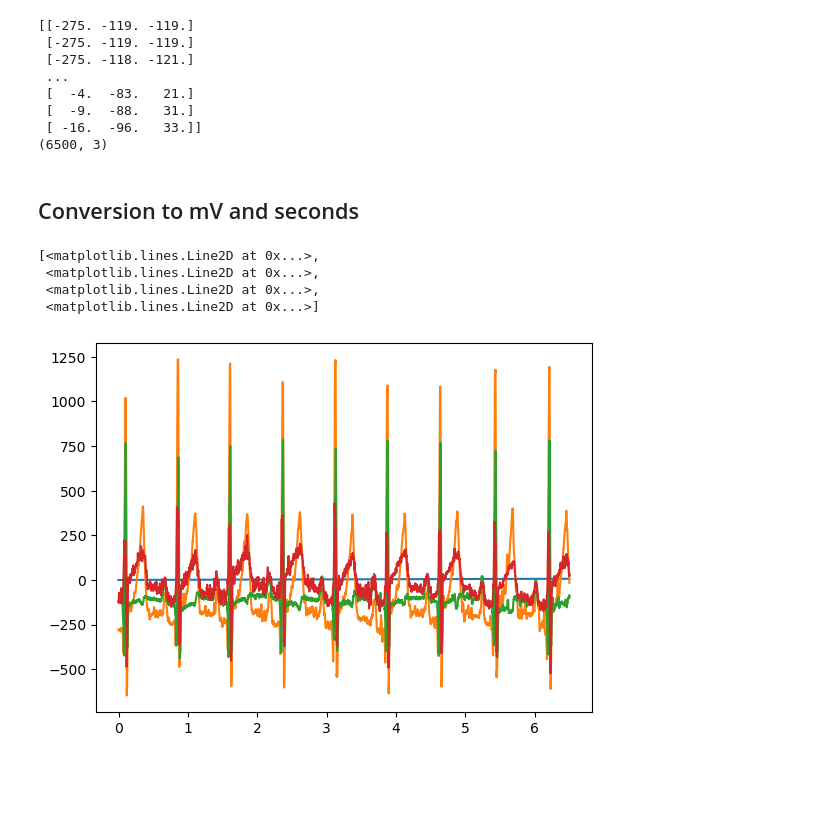
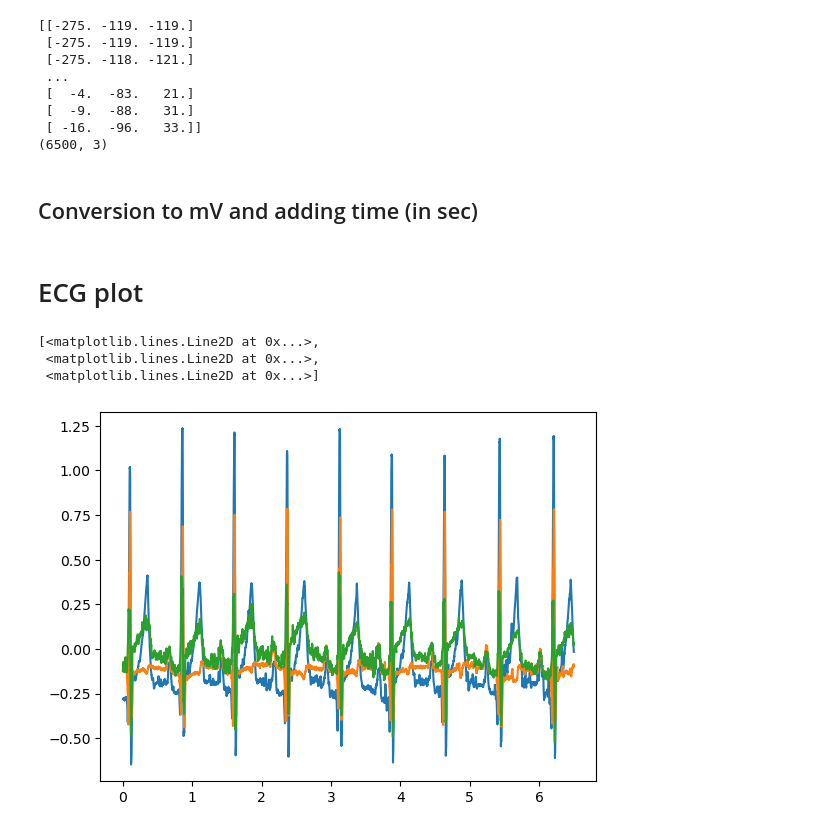
Before and after one commit to DelphineHun-student/Series01-Python-DelphineHun-student, a Jupyter notebook: prototype_EGC.ipynb, the cells around one changed output. Drawn from its saved outputs; the diff is of its cells as text; code cells hidden in the pictures; blank space fills up the shorter version.

Commit message:
Modification of time calculation

```diff
--- a/prototype_EGC.ipynb
+++ b/prototype_EGC.ipynb
@@ -18,26 +19,19 @@ print(data.shape) # (number of rows, number of columns)
  [ -16.  -96.   33.]]
 (6500, 3)
 # %% [markdown]
-## Conversion to mV and seconds
+## Conversion to mV and adding time (in sec)
 # %%
-ecg_mv = data * 1.024
+ecg_mv = data * 1.024/1000 # Convert to mV
 
-# Assume sampling frequency (Hz)
-fs = 1000
-
-# Generate time vector
-time = np.arange(len(data)) / fs
-
-# Stack time and data columns
-data_with_time = np.column_stack((time, data))
-
-# Save
-np.savetxt('data/ECGu.txt', data_with_time, header='Time(s)\tAmplitude', fmt='%.6f', delimiter='\t')
+# create a time vector t at the same lenghth as EGC and with a sampling rate of 1000 Hz
+fs = 1000 # sampling rate in Hz
+t = np.arange(0, data.shape[0])/fs
+# %% [markdown]
+# ECG plot
 # %%
-plt.plot(time, ecg_mv)
+plt.plot(t, ecg_mv)
 # %% [output]
 [<matplotlib.lines.Line2D at 0x...>,
  <matplotlib.lines.Line2D at 0x...>,
- <matplotlib.lines.Line2D at 0x...>,
  <matplotlib.lines.Line2D at 0x...>]
-[figure, old version]
+[figure, new version]
```
Also changed, not shown: parts of 3 cells of this notebook, 2 other files.
